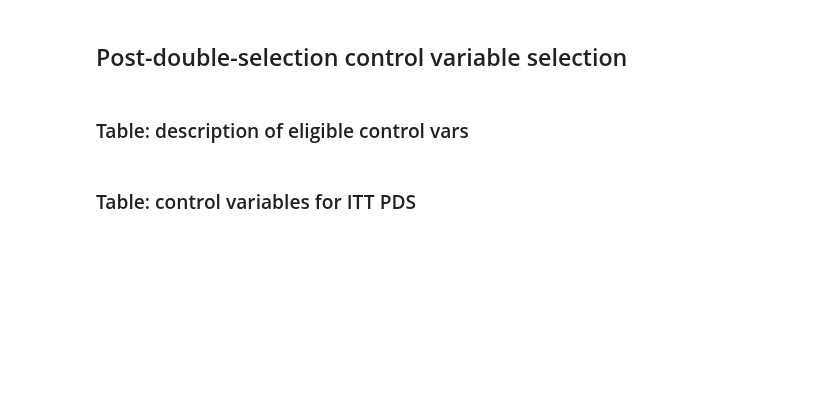
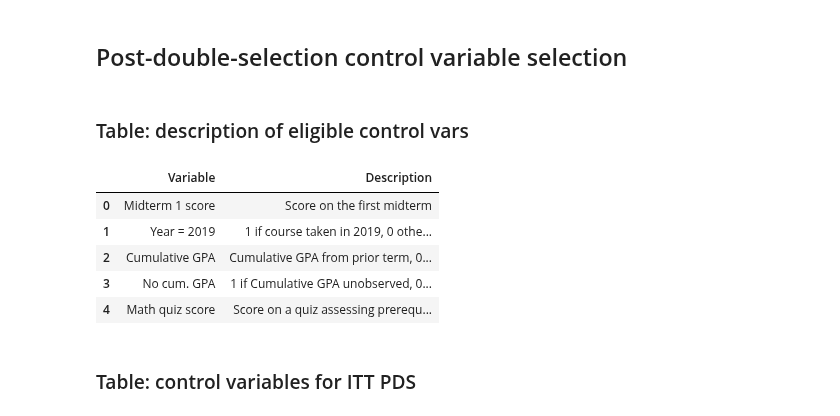
Before and after one commit to zagoodman/microeconomics_videos, a Jupyter notebook: jupyter/assemble_tables.ipynb, the cells around one changed output. Saved outputs shown, nothing was run; the diff lists cells and outputs as text; code cells hidden in the pictures; blank space fills up the shorter version.

```diff
--- a/jupyter/assemble_tables.ipynb
+++ b/jupyter/assemble_tables.ipynb
@@ -687,34 +1065,57 @@ for i, k in enumerate([btable_mid, btable_fin]):
 # %%
 # construct dict
 
-ctrls = ['Midterm 1 score', 'Year = 2019', 'Cumulative GPA',
-    'No cum. GPA', 'Math quiz score', 'Tutoring visits',
-    'Videos watched', 'Hours videos', 'Asian', 'Latinx',
-    'White', 'Female', 'Transfer']
+ctrls = [
+    "Midterm 1 score",
+    "Year = 2019",
+    "Cumulative GPA",
+    "No cum. GPA",
+    "Math quiz score",
+    "Tutoring visits",
+    "Videos watched",
+    "Hours videos",
+    "Asian",
+    "Latinx",
+    "White",
+    "Female",
+    "Transfer",
+]
 
-dfc = pd.DataFrame(data={'Variable': ctrls,
-                         'Description': [ctrl_dict.get(x) for x in ctrls]})
+dfc = pd.DataFrame(
+    data={"Variable": ctrls, "Description": [ctrl_dict.get(x) for x in ctrls]}
+)
 display(dfc.head())
 
 # translate to tex
 
-column_format='p{0.3\linewidth} p{0.6\linewidth}'
-caption = 'Candidate control variables for post-double-selection'
-label = 'controlvars_desc'
-note = '\\textit{Midterm 1 score} and \\textit{Math quiz score} are measured in control standard deviations. ' +\
-    '\\textit{Cumulative GPA} is measured on a 4.0 scale. Videos included in \\textit{Videos watched} and ' +\
-    '\\textit{Hours videos} are unique course-relevant videos. The ethnicity variables are coded by university ' +\
-    'records: \\textit{Asian} includes "Chinese/Chinese American", "Vietnamese", "East Indian/Pakistani", ' +\
-    '"Japanese/Japanese American", "Korean/Korean American", and "All other Asian/Asian American"; \\textit{Latinx} ' +\
-    'includes "Mexican/Mexican American", "Chicano", and "All other Spanish-American/Latino"; \\textit{White} ' +\
-    'includes "White/Caucasian"; and the omitted category inludes "African American/Black", "Pacific Islander", ' +\
-    'and "Not give/declined to state".'
+column_format = "p{0.3\linewidth} p{0.6\linewidth}"
+caption = "Candidate control variables for post-double-selection"
+label = "controlvars_desc"
+note = (
+    "\\textit{Midterm 1 score} and \\textit{Math quiz score} are measured in control standard deviations. "
+    + "\\textit{Cumulative GPA} is measured on a 4.0 scale. Videos included in \\textit{Videos watched} and "
+    + "\\textit{Hours videos} are unique course-relevant videos. The ethnicity variables are coded by university "
+    + 'records: \\textit{Asian} includes "Chinese/Chinese American", "Vietnamese", "East Indian/Pakistani", '
+    + '"Japanese/Japanese American", "Korean/Korean American", and "All other Asian/Asian American"; \\textit{Latinx} '
+    + 'includes "Mexican/Mexican American", "Chicano", and "All other Spanish-American/Latino"; \\textit{White} '
+    + 'includes "White/Caucasian"; and the omitted category inludes "African American/Black", "Pacific Islander", '
+    + 'and "Not give/declined to state".'
+)
 
-table0 = convert_to_latex(dfc, column_format, caption, label, note, scalewidth=False, regnote=False)
+table0 = convert_to_latex(
+    dfc, column_format, caption, label, note, scalewidth=False, regnote=False
+)
 
 # write to tex file
-with open('../tex/tables/controlvars_desc.tex', 'w') as tf:
-     tf.write(table0)
+with open("../tex/tables/controlvars_desc.tex", "w") as tf:
+    tf.write(table0)
+# %% [output]
+|  | Variable | Description |
+| 0 | Midterm 1 score | Score on the first midterm |
+| 1 | Year = 2019 | 1 if course taken in 2019, 0 othe... |
+| 2 | Cumulative GPA | Cumulative GPA from prior term, 0... |
+| 3 | No cum. GPA | 1 if Cumulative GPA unobserved, 0... |
+| 4 | Math quiz score | Score on a quiz assessing prerequ... |
 # %% [markdown]
 ### Table: control variables for ITT PDS
 # %%
```
Also changed, not shown: parts of 36 cells of this notebook, 47 other files.
